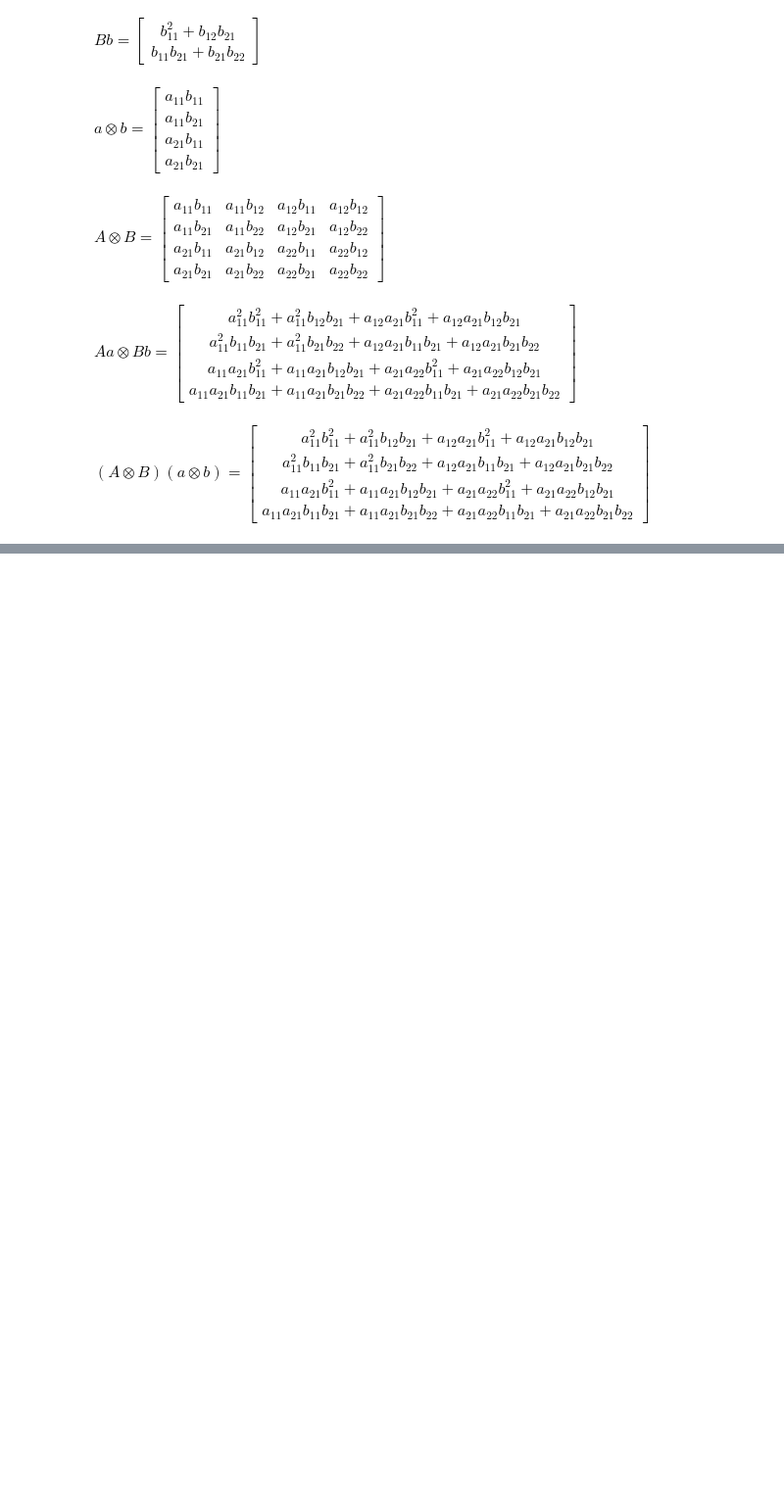
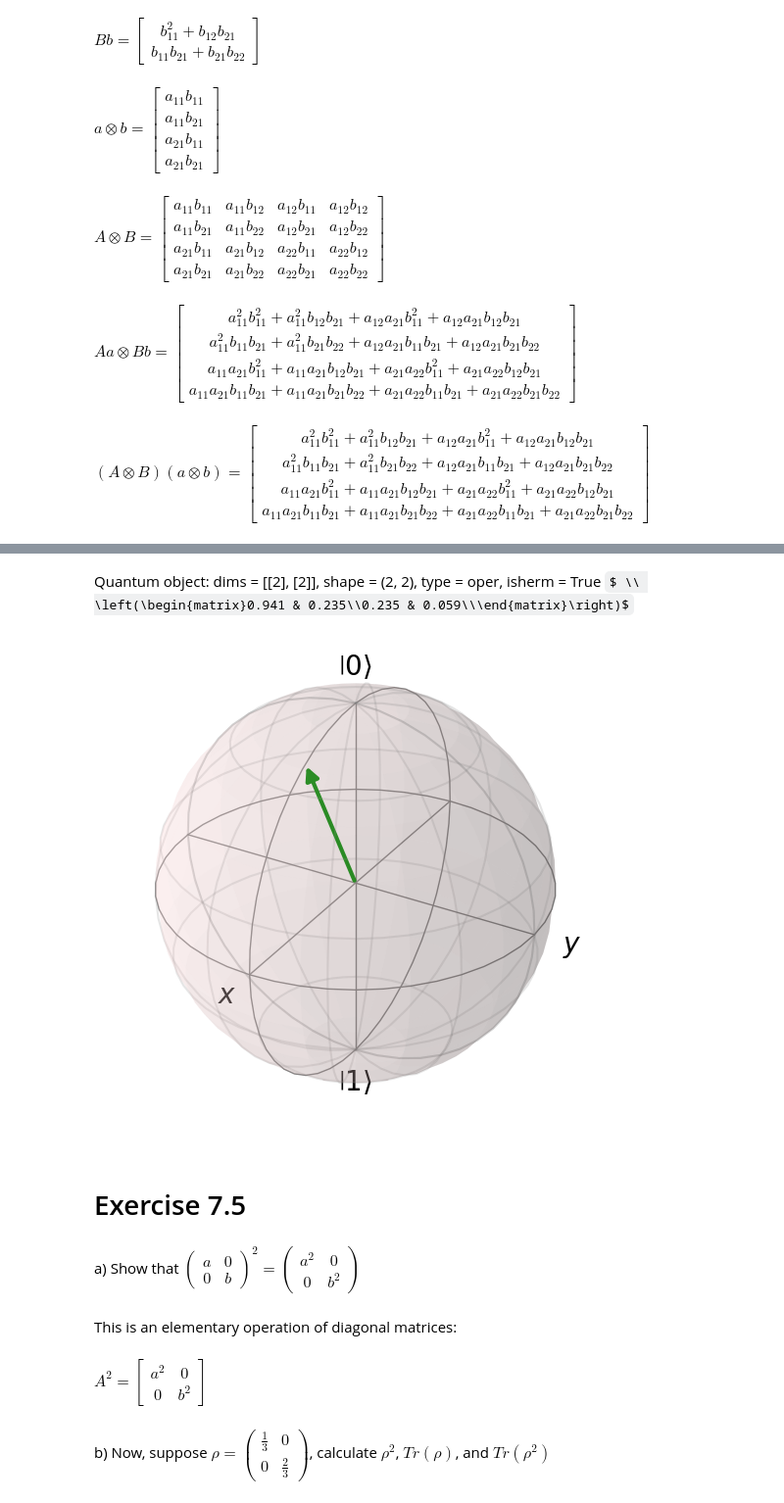
Before and after one commit to gellison321/physics, a Jupyter notebook: theoretical_minimum/quantum_mechanics/lecture_07.ipynb, the cells around one changed output, grey strips where cells are left out. Shown at 98% size. Saved outputs shown, nothing was run; the diff lists cells and outputs as text; code cells hidden in the pictures; some formulas as TeX source; blank space fills up the shorter version.

```diff
--- a/theoretical_minimum/quantum_mechanics/lecture_07.ipynb
+++ b/theoretical_minimum/quantum_mechanics/lecture_07.ipynb
@@ -71,0 +81,31 @@ $\displaystyle (A\otimes B) (a\otimes b) = \left[\begin{matrix}a_{11}^{2} b_{11}
+# %%
+alpha, beta = .8,.2 #1/(np.sqrt(2)), 1/(np.sqrt(2))
+
+state = (alpha*basis(2,0) + beta*basis(2,1)).unit()
+
+rho = ket2dm(state)
+rho
+# %% [output]
+Quantum object: dims = [[2], [2]], shape = (2, 2), type = oper, isherm = True $ \\ \left(\begin{matrix}0.941 & 0.235\\0.235 & 0.059\\\end{matrix}\right)$
+# %%
+# we can visualize the superposition of the spin state - coefficients of 1/sqrt(2) would yield a spin along the x axis (in expectation)
+b = Bloch()
+b.add_states(state)
+b.show()
+# %% [output]
+[figure, added]
+# %% [markdown]
+# Exercise 7.5
+# %% [markdown]
+a) Show that $\begin{pmatrix} a & 0 \\ 0 & b \end{pmatrix}^2 = \begin{pmatrix} a^2 & 0 \\ 0 & b^2 \end{pmatrix}$
+# %% [markdown]
+This is an elementary operation of diagonal matrices:
+# %%
+A = Matrix([[symbols('a'), 0],[0, symbols('b')]])
+A**2 == A*A
+
+lprint(f'A^2 = ' + latex(A**2))
+# %% [output]
+$\displaystyle A^2 = \left[\begin{matrix}a^{2} & 0\\0 & b^{2}\end{matrix}\right]$
+# %% [markdown]
+b) Now, suppose $ \rho = \begin{pmatrix} \frac{1}{3} & 0 \\ 0 & \frac{2}{3} \end{pmatrix}$, calculate $\rho^2$, $Tr(\rho)$, and $Tr(\rho^2)$
```
Also changed, not shown: parts of 21 cells of this notebook, 2 other files.
